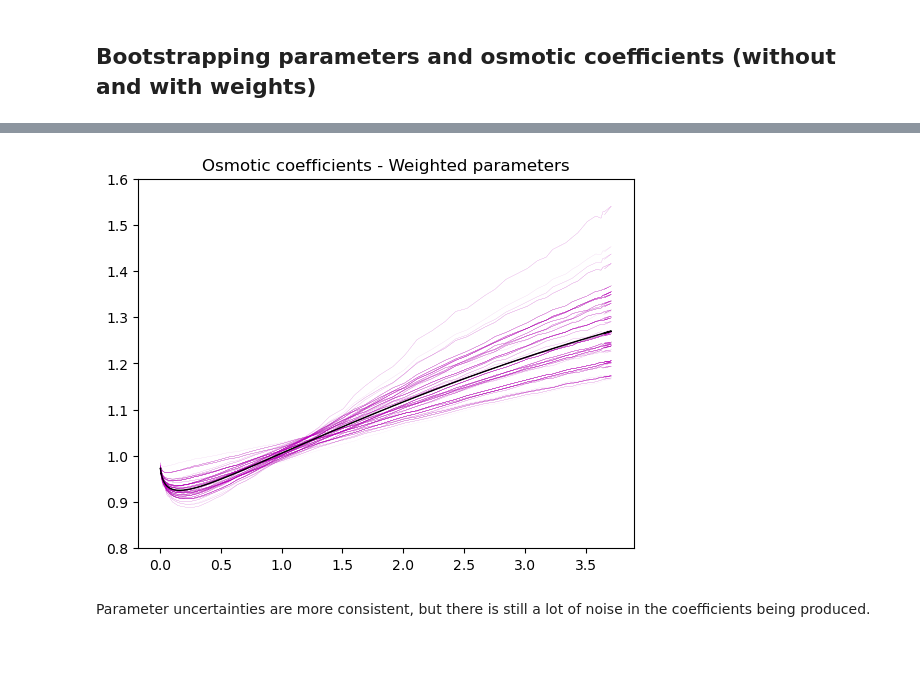
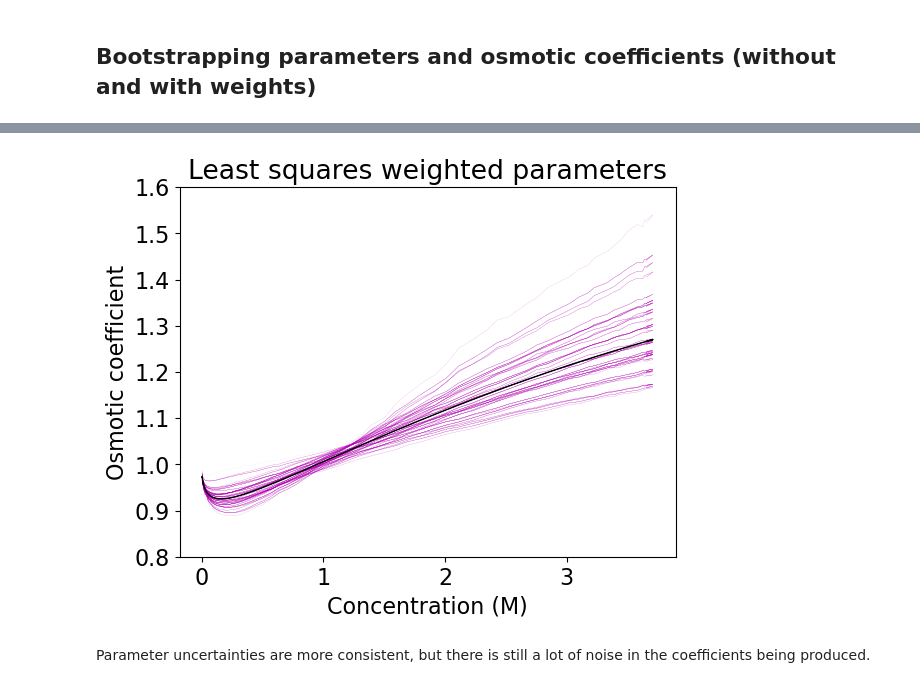
Before and after one commit to barmoral/osmotic_calculations, a Jupyter notebook: HarmonicPotential_analysis/harmonic_maxlikelihood_analysis.ipynb, the cells around one changed output, grey strips where cells are left out. Saved outputs shown, nothing was run; the diff lists cells and outputs as text; code cells hidden in the pictures; blank space fills up the shorter version.

```diff
--- a/HarmonicPotential_analysis/harmonic_maxlikelihood_analysis.ipynb
+++ b/HarmonicPotential_analysis/harmonic_maxlikelihood_analysis.ipynb
@@ -400,22 +402,24 @@ Param 2 = -0.027101539413896637 +/- 0.014588960264422784
 # %%
 # Plots of the osmotic coefficients with the weighted parameters
 ops = list()
 ocs = list()
 for p,c in zip(bootstrap_params_weighted, bootstrap_profiles_weighted):
     op,oc = osmotic_pressure(c,p)
     plt.plot(c_0,oc,lw=0.1,alpha=0.2,c='m')
     ops.append(op)
     ocs.append(oc)
 opt_op = osmotic_pressure(c_0,result_weighted.x)[0]
 opt_oc = osmotic_pressure(c_0,result_weighted.x)[1]
 plt.ylim([0.8,1.6])
 plt.plot(c_0,opt_oc,'k',lw=1,alpha=1)
 ops = np.array(ops)
 ocs = np.array(ocs)
-plt.title('Osmotic coefficients - Weighted parameters')
+plt.title('Least squares weighted parameters')
+plt.xlabel('Concentration (M)')
+plt.ylabel('Osmotic coefficient')
 plt.show()
 # %% [output]
-[figure, old version]
+[figure, new version]
 # %% [markdown]
 Parameter uncertainties are more consistent, but there is still a lot of noise in the coefficients being produced.
 # %% [markdown]
```
Also changed, not shown: parts of 8 cells of this notebook, 6 other files.
